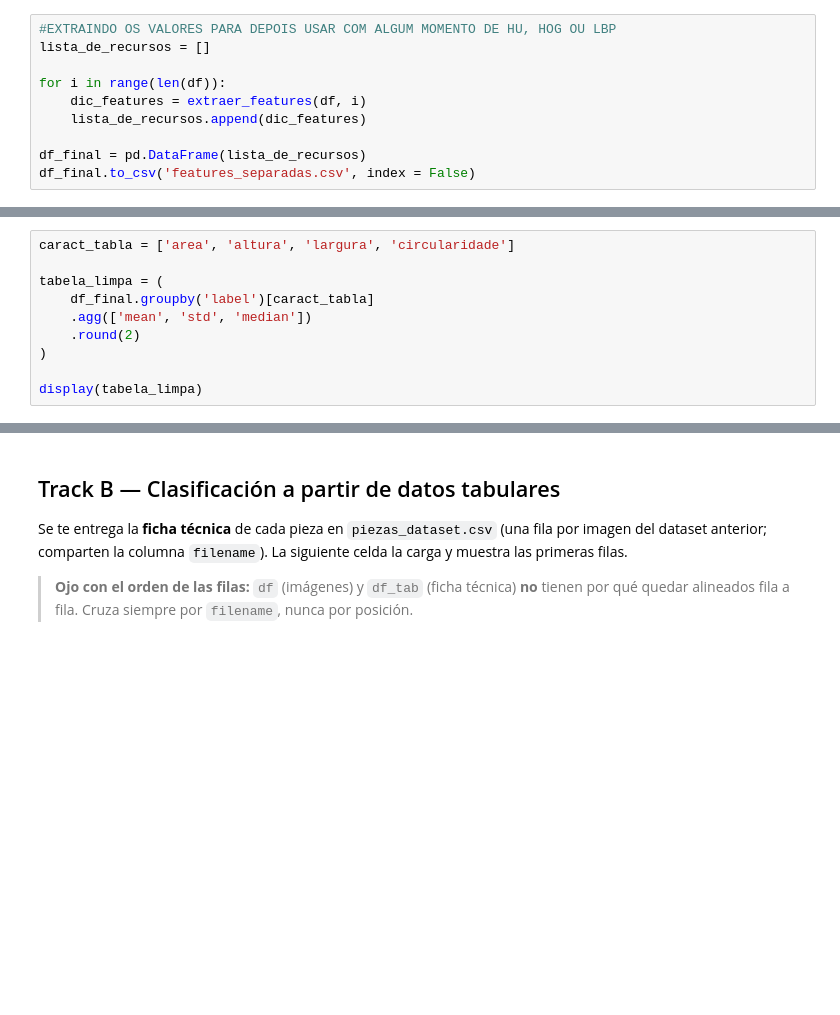
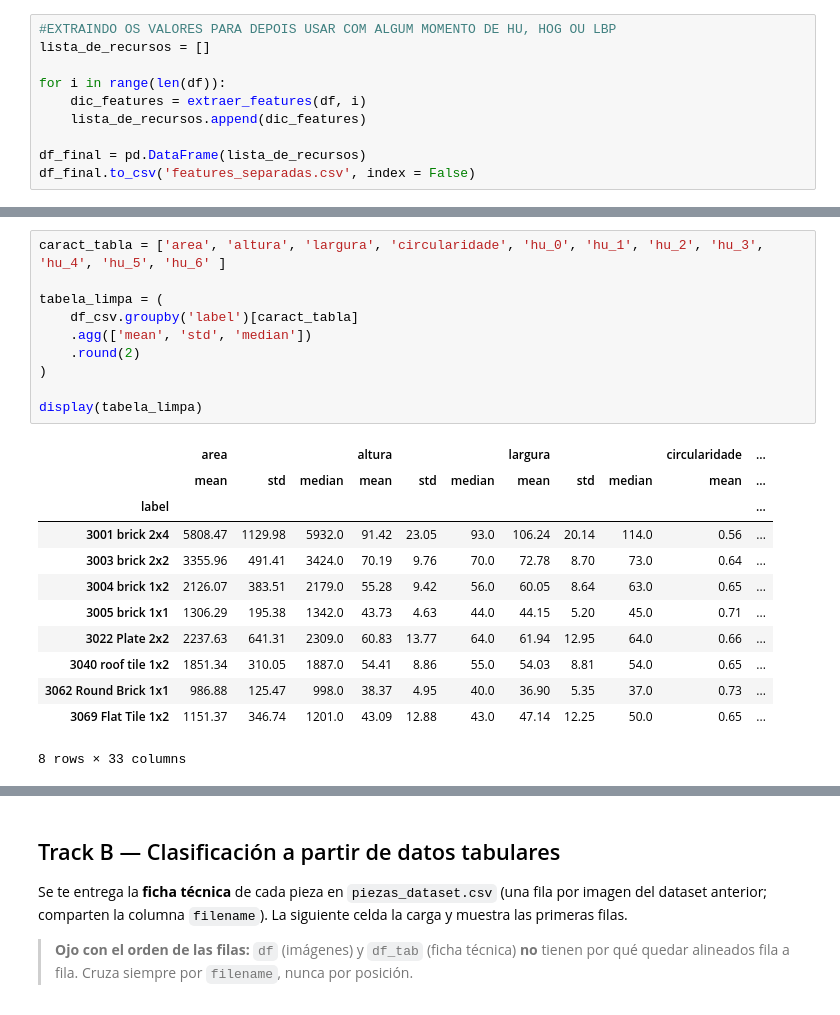
Before and after one commit to gdconstantino2/Arduino, a Jupyter notebook: T1_Clasificación.ipynb, the cells around one changed output, grey strips where cells are left out. Cells and saved outputs as stored; diff of their text form; blank space fills up the shorter version.

```diff
--- a/T1_Clasificación.ipynb
+++ b/T1_Clasificación.ipynb
@@ -304,10 +309,23 @@ for feat in caracteristicas:
 # %%
-caract_tabla = ['area', 'altura', 'largura', 'circularidade']
+caract_tabla = ['area', 'altura', 'largura', 'circularidade', 'hu_0', 'hu_1', 'hu_2', 'hu_3', 'hu_4', 'hu_5', 'hu_6' ]
 
 tabela_limpa = (
-    df_final.groupby('label')[caract_tabla]
+    df_csv.groupby('label')[caract_tabla]
     .agg(['mean', 'std', 'median'])
     .round(2)
 )
 
 display(tabela_limpa)
+# %% [output]
+|  | area |  |  | altura |  |  | largura |  |  | circularidade | ... |
+|  | mean | std | median | mean | std | median | mean | std | median | mean | ... |
+| label |  |  |  |  |  |  |  |  |  |  | ... |
+| 3001 brick 2x4 | 5808.47 | 1129.98 | 5932.0 | 91.42 | 23.05 | 93.0 | 106.24 | 20.14 | 114.0 | 0.56 | ... |
+| 3003 brick 2x2 | 3355.96 | 491.41 | 3424.0 | 70.19 | 9.76 | 70.0 | 72.78 | 8.70 | 73.0 | 0.64 | ... |
+| 3004 brick 1x2 | 2126.07 | 383.51 | 2179.0 | 55.28 | 9.42 | 56.0 | 60.05 | 8.64 | 63.0 | 0.65 | ... |
+| 3005 brick 1x1 | 1306.29 | 195.38 | 1342.0 | 43.73 | 4.63 | 44.0 | 44.15 | 5.20 | 45.0 | 0.71 | ... |
+| 3022 Plate 2x2 | 2237.63 | 641.31 | 2309.0 | 60.83 | 13.77 | 64.0 | 61.94 | 12.95 | 64.0 | 0.66 | ... |
+| 3040 roof tile 1x2 | 1851.34 | 310.05 | 1887.0 | 54.41 | 8.86 | 55.0 | 54.03 | 8.81 | 54.0 | 0.65 | ... |
+| 3062 Round Brick 1x1 | 986.88 | 125.47 | 998.0 | 38.37 | 4.95 | 40.0 | 36.90 | 5.35 | 37.0 | 0.73 | ... |
+| 3069 Flat Tile 1x2 | 1151.37 | 346.74 | 1201.0 | 43.09 | 12.88 | 43.0 | 47.14 | 12.25 | 50.0 | 0.65 | ... |
+8 rows × 33 columns
```
Also changed, not shown: parts of 6 cells of this notebook.
